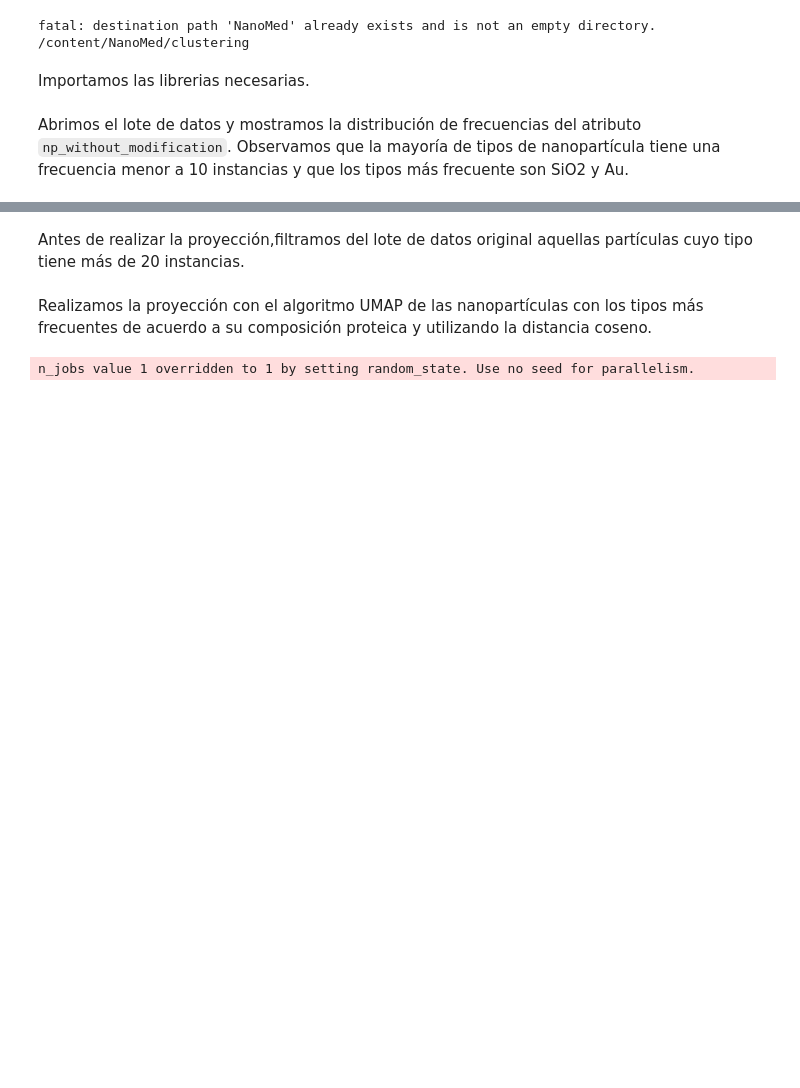
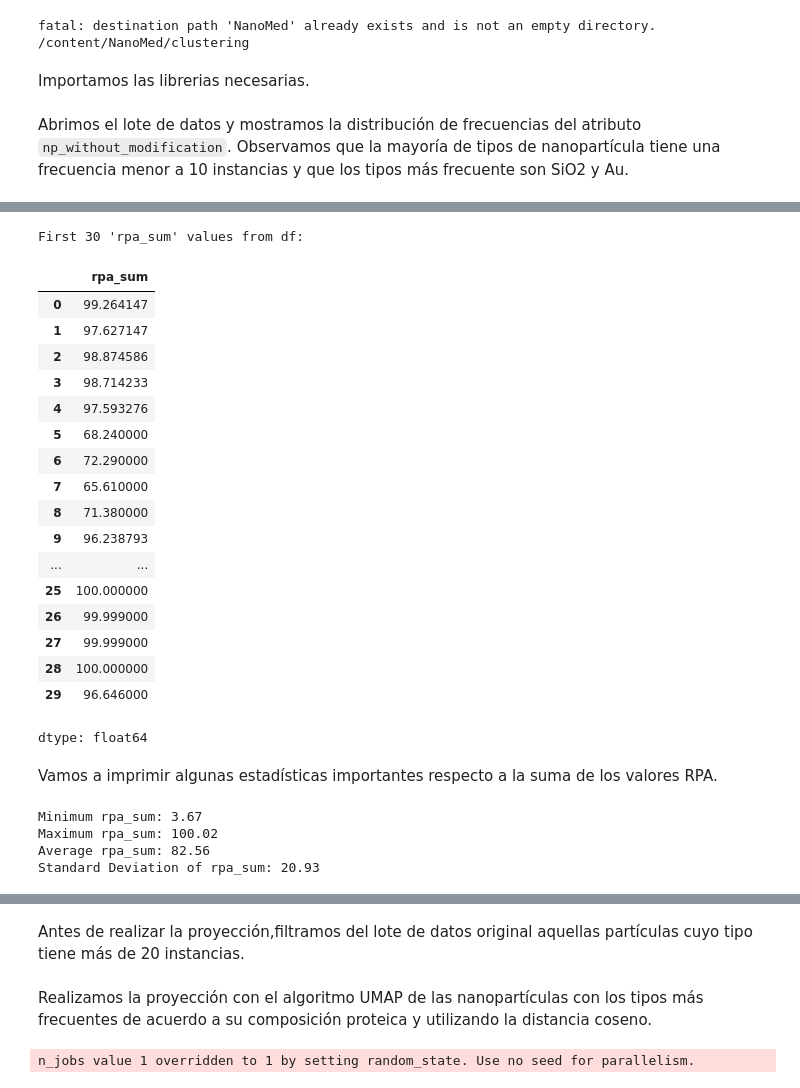
Before and after one commit to matizzat/NanoMed, a Jupyter notebook: clustering/projections_of_proteins.ipynb, the cells around one changed output, grey strips where cells are left out. Saved outputs shown, nothing was run; the diff lists cells and outputs as text; code cells hidden in the pictures; blank space fills up the shorter version.

```diff
--- a/clustering/projections_of_proteins.ipynb
+++ b/clustering/projections_of_proteins.ipynb
@@ -65,3 +65,7 @@ fig = px.bar(
 fig.show()
 # %% [output]
 [interactive output not drawn]
+# %%
+df['rpa_sum'] = df[targets].sum(axis=1)
+print("DataFrame with 'rpa_sum' column added:")
+print(df[['np_without_modification', 'rpa_sum']].head())
@@ -67,0 +80,40 @@ fig.show()
+# %%
+print("First 30 'rpa_sum' values from df:")
+display(df['rpa_sum'].head(30))
+# %% [output]
+First 30 'rpa_sum' values from df:
+|  | rpa_sum |
+| 0 | 99.264147 |
+| 1 | 97.627147 |
+| 2 | 98.874586 |
+| 3 | 98.714233 |
+| 4 | 97.593276 |
+| 5 | 68.240000 |
+| 6 | 72.290000 |
+| 7 | 65.610000 |
+| 8 | 71.380000 |
+| 9 | 96.238793 |
+| ... | ... |
+| 25 | 100.000000 |
+| 26 | 99.999000 |
+| 27 | 99.999000 |
+| 28 | 100.000000 |
+| 29 | 96.646000 |
+dtype: float64
+# %% [markdown]
+Vamos a imprimir algunas estadísticas importantes respecto a la suma de los valores RPA.
+# %%
+rpa_sum_min = df['rpa_sum'].min()
+rpa_sum_max = df['rpa_sum'].max()
+rpa_sum_mean = df['rpa_sum'].mean()
+rpa_sum_std = df['rpa_sum'].std()
+
+print(f"Minimum rpa_sum: {rpa_sum_min:.2f}")
+print(f"Maximum rpa_sum: {rpa_sum_max:.2f}")
+print(f"Average rpa_sum: {rpa_sum_mean:.2f}")
+print(f"Standard Deviation of rpa_sum: {rpa_sum_std:.2f}")
+# %% [output]
+Minimum rpa_sum: 3.67
+Maximum rpa_sum: 100.02
+Average rpa_sum: 82.56
+Standard Deviation of rpa_sum: 20.93
```
Also changed, not shown: parts of 2 cells of this notebook.
